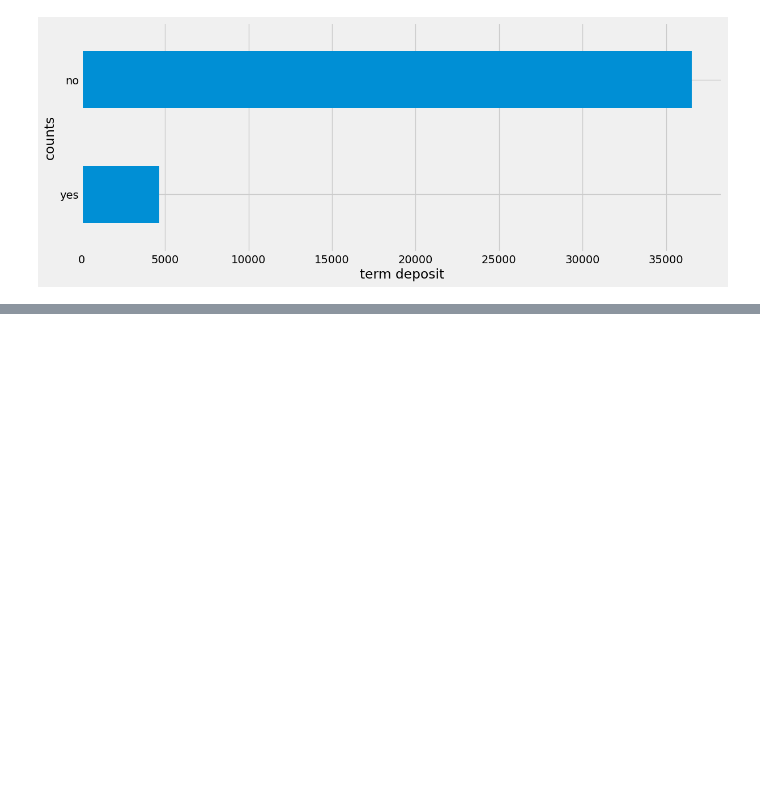
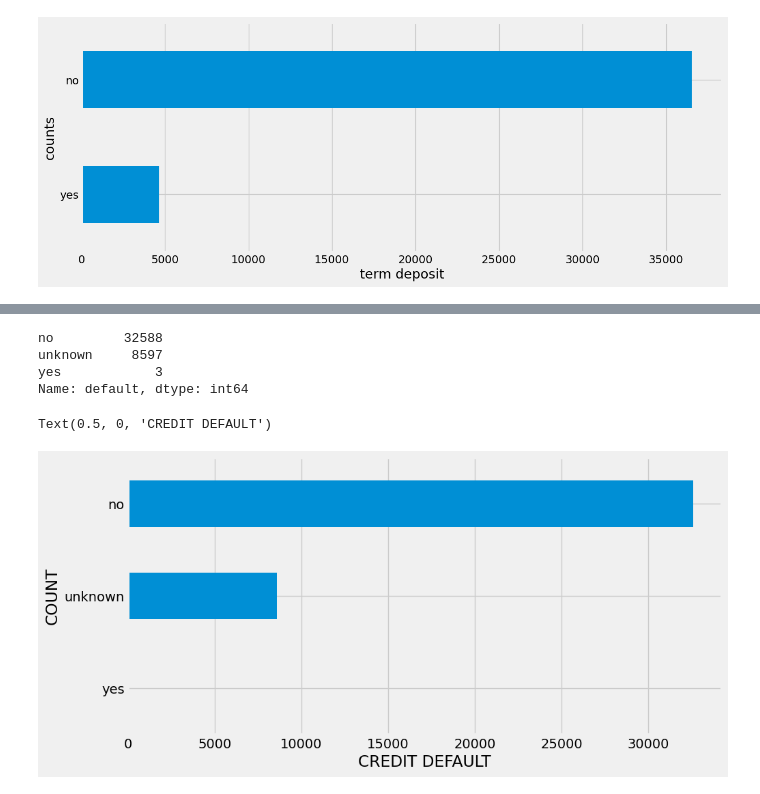
Before and after one commit to elvis-darko/AZUBI-AFRICA---TALENT-MOBILITY-PROGRAM-ASSESSMENT, a Jupyter notebook: ASSETS/dev/client_subscription.ipynb, the cells around one changed output, grey strips where cells are left out. Drawn from its saved outputs; the diff is of its cells as text; code cells hidden in the pictures; blank space fills up the shorter version.

```diff
--- a/ASSETS/dev/client_subscription.ipynb
+++ b/ASSETS/dev/client_subscription.ipynb
@@ -390,0 +455,17 @@ Text(0.5, 0, 'term deposit')
+# %%
+# Check  value counts of clients who have defaulted credits
+
+print(bank_add_full['default'].value_counts())
+
+plt.figure(figsize=(10,5))
+bank_add_full['default'].value_counts().plot(kind='barh')
+plt.gca().invert_yaxis()
+plt.ylabel('COUNT')
+plt.xlabel('CREDIT DEFAULT')
+# %% [output]
+no         32588
+unknown     8597
+yes            3
+Name: default, dtype: int64
+Text(0.5, 0, 'CREDIT DEFAULT')
+[figure, added]
```
Also changed, not shown: parts of 39 cells of this notebook.
